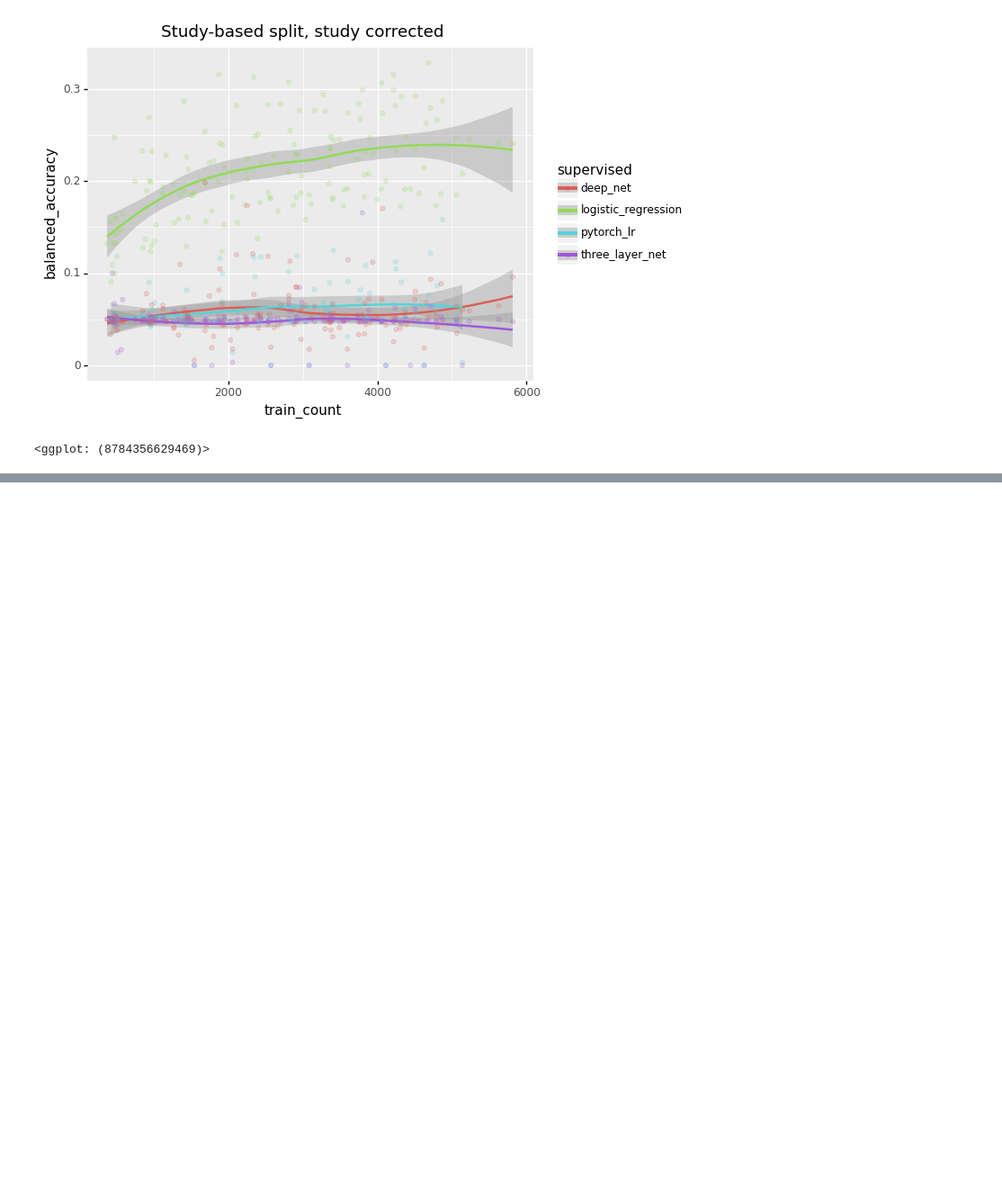
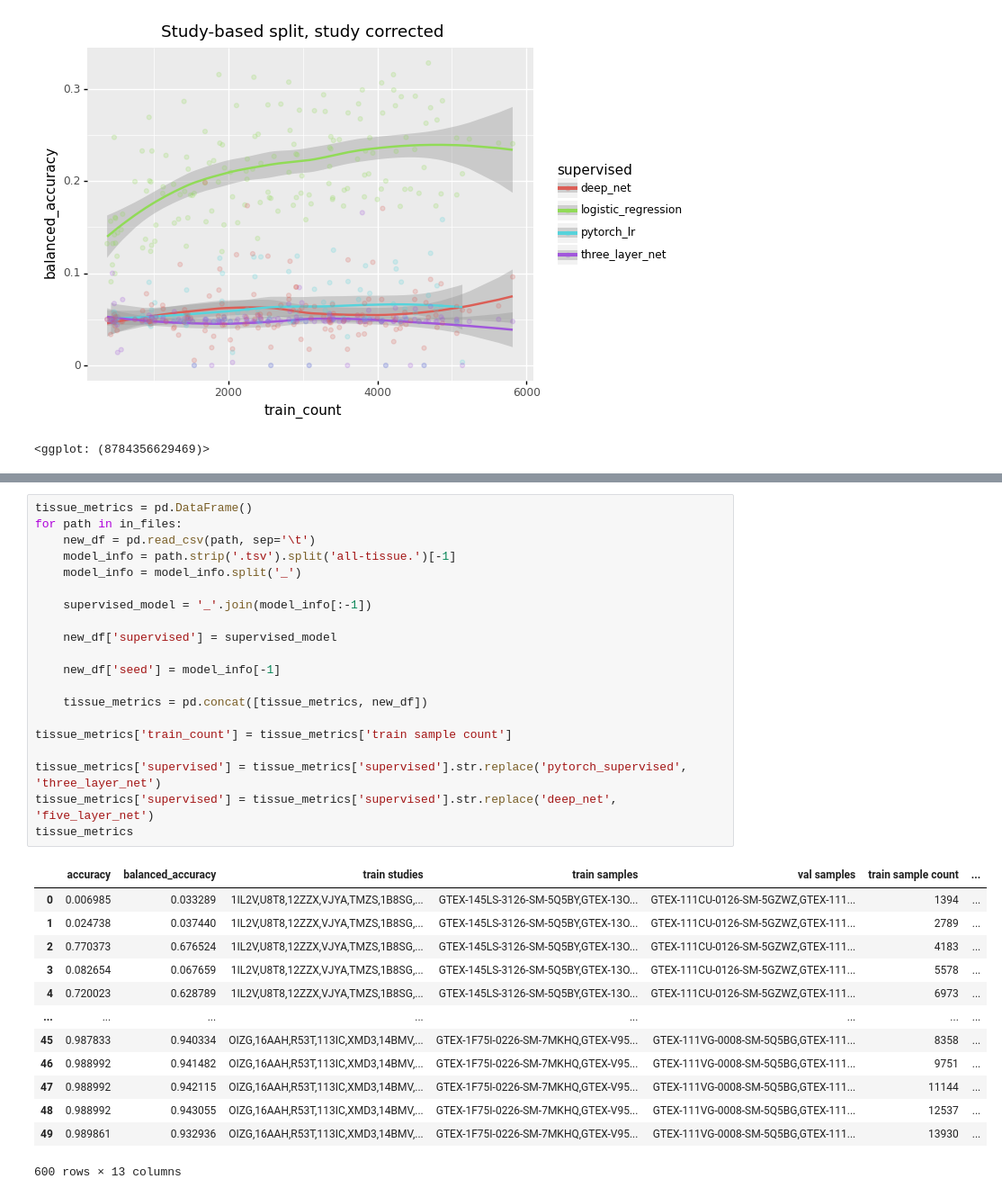
Before and after one commit to greenelab/linear_signal, a Jupyter notebook: notebook/analysis/benchmark_results.ipynb, the cells around one changed output, grey strips where cells are left out. Shown at 90% size. Saved outputs shown, nothing was run; the diff lists cells and outputs as text; blank space fills up the shorter version.

```diff
--- a/notebook/analysis/benchmark_results.ipynb
+++ b/notebook/analysis/benchmark_results.ipynb
@@ -830,0 +839,34 @@ plot
+# %%
+tissue_metrics = pd.DataFrame()
+for path in in_files:
+    new_df = pd.read_csv(path, sep='\t')
+    model_info = path.strip('.tsv').split('all-tissue.')[-1]
+    model_info = model_info.split('_')
+
+    supervised_model = '_'.join(model_info[:-1])
+
+    new_df['supervised'] = supervised_model
+
+    new_df['seed'] = model_info[-1]
+
+    tissue_metrics = pd.concat([tissue_metrics, new_df])
+
+tissue_metrics['train_count'] = tissue_metrics['train sample count']
+
+tissue_metrics['supervised'] = tissue_metrics['supervised'].str.replace('pytorch_supervised', 'three_layer_net')
+tissue_metrics['supervised'] = tissue_metrics['supervised'].str.replace('deep_net', 'five_layer_net')
+tissue_metrics
+# %% [output]
+|  | accuracy | balanced_accuracy | train studies | train samples | val samples | train sample count | ... |
+| 0 | 0.006985 | 0.033289 | 1IL2V,U8T8,12ZZX,VJYA,TMZS,1B8SG,... | GTEX-145LS-3126-SM-5Q5BY,GTEX-13O... | GTEX-111CU-0126-SM-5GZWZ,GTEX-111... | 1394 | ... |
+| 1 | 0.024738 | 0.037440 | 1IL2V,U8T8,12ZZX,VJYA,TMZS,1B8SG,... | GTEX-145LS-3126-SM-5Q5BY,GTEX-13O... | GTEX-111CU-0126-SM-5GZWZ,GTEX-111... | 2789 | ... |
+| 2 | 0.770373 | 0.676524 | 1IL2V,U8T8,12ZZX,VJYA,TMZS,1B8SG,... | GTEX-145LS-3126-SM-5Q5BY,GTEX-13O... | GTEX-111CU-0126-SM-5GZWZ,GTEX-111... | 4183 | ... |
+| 3 | 0.082654 | 0.067659 | 1IL2V,U8T8,12ZZX,VJYA,TMZS,1B8SG,... | GTEX-145LS-3126-SM-5Q5BY,GTEX-13O... | GTEX-111CU-0126-SM-5GZWZ,GTEX-111... | 5578 | ... |
+| 4 | 0.720023 | 0.628789 | 1IL2V,U8T8,12ZZX,VJYA,TMZS,1B8SG,... | GTEX-145LS-3126-SM-5Q5BY,GTEX-13O... | GTEX-111CU-0126-SM-5GZWZ,GTEX-111... | 6973 | ... |
+| ... | ... | ... | ... | ... | ... | ... | ... |
+| 45 | 0.987833 | 0.940334 | OIZG,16AAH,R53T,113IC,XMD3,14BMV,... | GTEX-1F75I-0226-SM-7MKHQ,GTEX-V95... | GTEX-111VG-0008-SM-5Q5BG,GTEX-111... | 8358 | ... |
+| 46 | 0.988992 | 0.941482 | OIZG,16AAH,R53T,113IC,XMD3,14BMV,... | GTEX-1F75I-0226-SM-7MKHQ,GTEX-V95... | GTEX-111VG-0008-SM-5Q5BG,GTEX-111... | 9751 | ... |
+| 47 | 0.988992 | 0.942115 | OIZG,16AAH,R53T,113IC,XMD3,14BMV,... | GTEX-1F75I-0226-SM-7MKHQ,GTEX-V95... | GTEX-111VG-0008-SM-5Q5BG,GTEX-111... | 11144 | ... |
+| 48 | 0.988992 | 0.943055 | OIZG,16AAH,R53T,113IC,XMD3,14BMV,... | GTEX-1F75I-0226-SM-7MKHQ,GTEX-V95... | GTEX-111VG-0008-SM-5Q5BG,GTEX-111... | 12537 | ... |
+| 49 | 0.989861 | 0.932936 | OIZG,16AAH,R53T,113IC,XMD3,14BMV,... | GTEX-1F75I-0226-SM-7MKHQ,GTEX-V95... | GTEX-111VG-0008-SM-5Q5BG,GTEX-111... | 13930 | ... |
+600 rows × 13 columns
```
Also changed, not shown: parts of 3 cells of this notebook.
